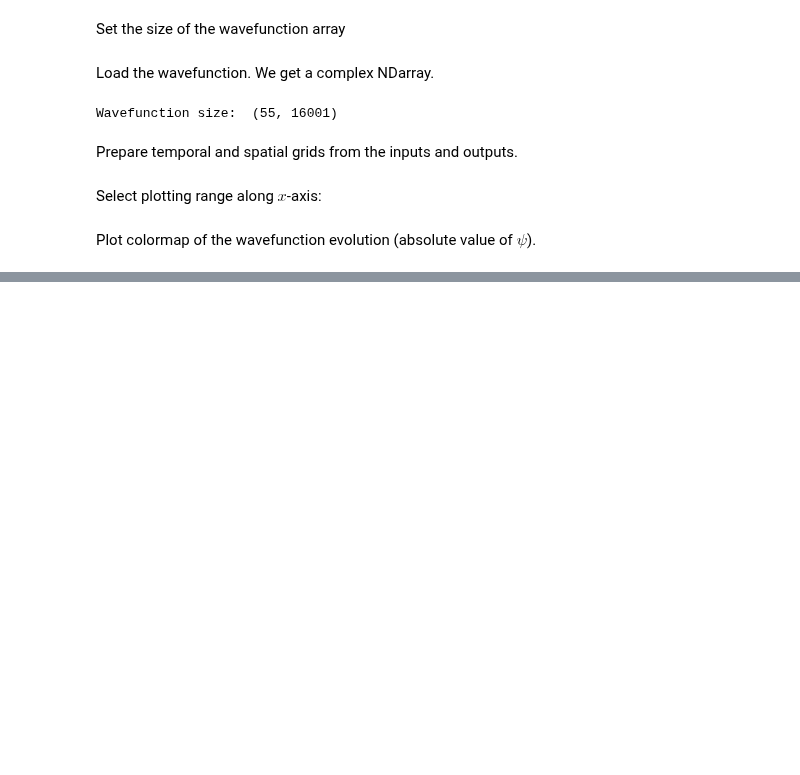
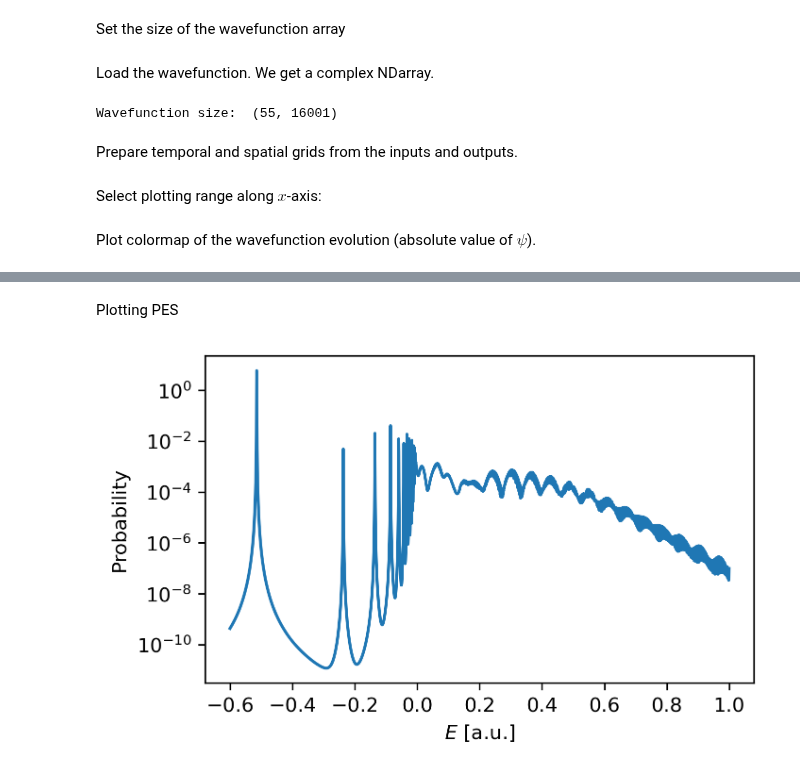
Before and after one commit to MMA-HHG/MMA, a Jupyter notebook: 1DTDSE/PythonTDSE.ipynb, the cells around one changed output, grey strips where cells are left out. Saved outputs shown, nothing was run; the diff lists cells and outputs as text; code cells hidden in the pictures; blank space fills up the shorter version.

```diff
--- a/1DTDSE/PythonTDSE.ipynb
+++ b/1DTDSE/PythonTDSE.ipynb
@@ -335,0 +359,3 @@ plot_colormap(x[x_range], tgrid, np.transpose(np.abs(wavefunction))[x_range], x_
+# %%
+### Setting final wavefunction for the PES computation
+psi_final = output.psi[size-1]
@@ -335,0 +364,12 @@ plot_colormap(x[x_range], tgrid, np.transpose(np.abs(wavefunction))[x_range], x_
+# %%
+E, PSE = compute_PES(inputs, psi_final, path_to_DLL)
+# %% [markdown]
+Plotting PES
+# %%
+### Set range for plotting PES below 1 a.u. of energy
+E_range = (E < 1.)
+
+### Do the plot
+plot_PES((E[E_range]), PSE[E_range], y_label="Probability", x_label=r"$E$ [a.u.]")
+# %% [output]
+[figure, added]
```
Also changed, not shown: parts of 7 cells of this notebook, 5 other files.
